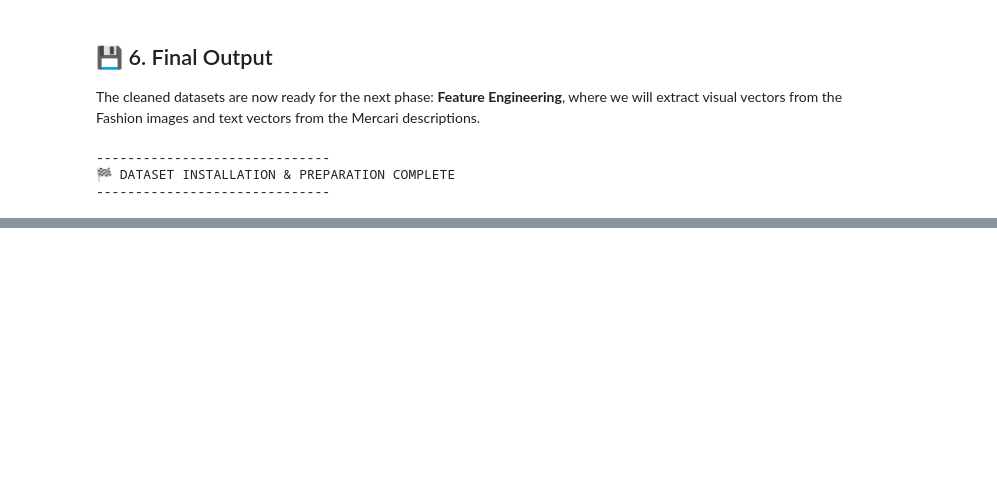
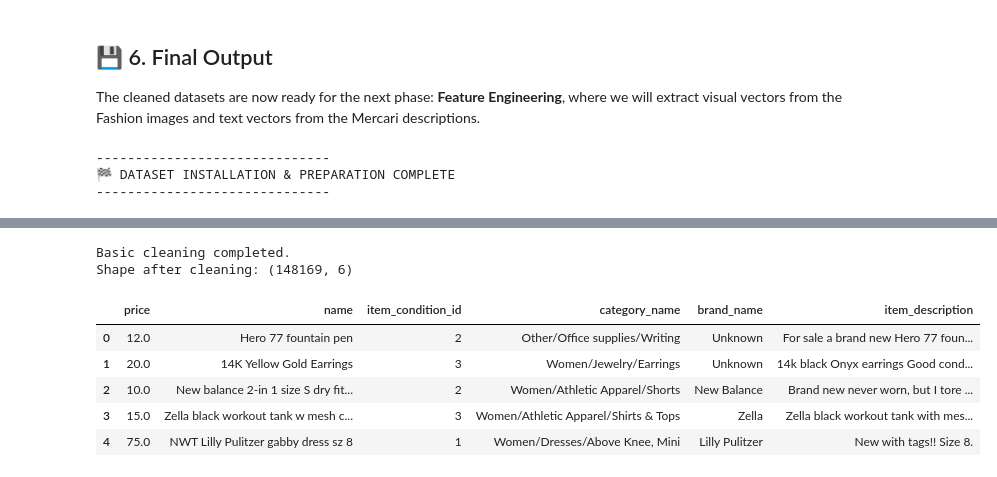
Before and after one commit to shengFung/WIF3009, a Jupyter notebook: WIF3009.ipynb, the cells around one changed output, grey strips where cells are left out. Saved outputs shown, nothing was run; the diff lists cells and outputs as text; code cells hidden in the pictures; blank space fills up the shorter version.

```diff
--- a/WIF3009.ipynb
+++ b/WIF3009.ipynb
@@ -342,18 +176,0 @@ For this analysis, categorical columns such as gender, product category, colour,
-# %%
-df_encoded = df.copy()
-
-categorical_cols = ["gender", "masterCategory", "subCategory", "articleType", "baseColour", "condition", "brand"]
-
-for col in categorical_cols:
-    if col in df_encoded.columns:
-        df_encoded[col] = pd.factorize(df_encoded[col])[0]
-
-numeric_df = df_encoded.select_dtypes(include=["int64", "float64"])
-
-plt.figure(figsize=(10, 8))
-sns.heatmap(numeric_df.corr(), annot=True, cmap="coolwarm", fmt=".2f")
-
-plt.title("Correlation Heatmap")
-
-plt.savefig("eda_plots/correlation_heatmap.png", dpi=300, bbox_inches="tight")
-plt.show()
@@ -429,0 +276,61 @@ plt.show()
+# %%
+df_eda.columns = df_eda.columns.str.strip()
+
+# Required column check
+required_columns = ["price", "item_condition_id", "category_name"]
+
+for col in required_columns:
+    if col not in df_eda.columns:
+        raise ValueError(f"Missing required column: {col}")
+
+# Keep useful columns only if they exist
+useful_columns = [
+    "price",
+    "name",
+    "item_condition_id",
+    "category_name",
+    "brand_name",
+    "item_description"
+]
+
+available_columns = [col for col in useful_columns if col in df_eda.columns]
+df_eda = df_eda[available_columns].copy()
+
+# Convert price to numeric
+df_eda["price"] = pd.to_numeric(df_eda["price"], errors="coerce")
+
+# Remove missing price and invalid price
+df_eda = df_eda.dropna(subset=["price"])
+df_eda = df_eda[df_eda["price"] > 0]
+
+# Handle missing brand column
+if "brand_name" not in df_eda.columns:
+    df_eda["brand_name"] = "Unknown"
+else:
+    df_eda["brand_name"] = df_eda["brand_name"].fillna("Unknown")
+    df_eda["brand_name"] = df_eda["brand_name"].astype(str).str.strip()
+    df_eda["brand_name"] = df_eda["brand_name"].replace("", "Unknown")
+
+# Handle missing text columns
+if "name" not in df_eda.columns:
+    df_eda["name"] = ""
+
+if "item_description" not in df_eda.columns:
+    df_eda["item_description"] = ""
+
+df_eda["name"] = df_eda["name"].fillna("").astype(str)
+df_eda["item_description"] = df_eda["item_description"].fillna("").astype(str)
+df_eda["category_name"] = df_eda["category_name"].fillna("Unknown").astype(str)
+
+print("Basic cleaning completed.")
+print("Shape after cleaning:", df_eda.shape)
+df_eda.head()
+# %% [output]
+Basic cleaning completed.
+Shape after cleaning: (148169, 6)
+|  | price | name | item_condition_id | category_name | brand_name | item_description |
+| 0 | 12.0 | Hero 77 fountain pen | 2 | Other/Office supplies/Writing | Unknown | For sale a brand new Hero 77 foun... |
+| 1 | 20.0 | 14K Yellow Gold Earrings | 3 | Women/Jewelry/Earrings | Unknown | 14k black Onyx earrings Good cond... |
+| 2 | 10.0 | New balance 2-in 1 size S dry fit... | 2 | Women/Athletic Apparel/Shorts | New Balance | Brand new never worn, but I tore ... |
+| 3 | 15.0 | Zella black workout tank w mesh c... | 3 | Women/Athletic Apparel/Shirts & Tops | Zella | Zella black workout tank with mes... |
+| 4 | 75.0 | NWT Lilly Pulitzer gabby dress sz 8 | 1 | Women/Dresses/Above Knee, Mini | Lilly Pulitzer | New with tags!! Size 8. |
```
Also changed, not shown: parts of 41 cells of this notebook.
